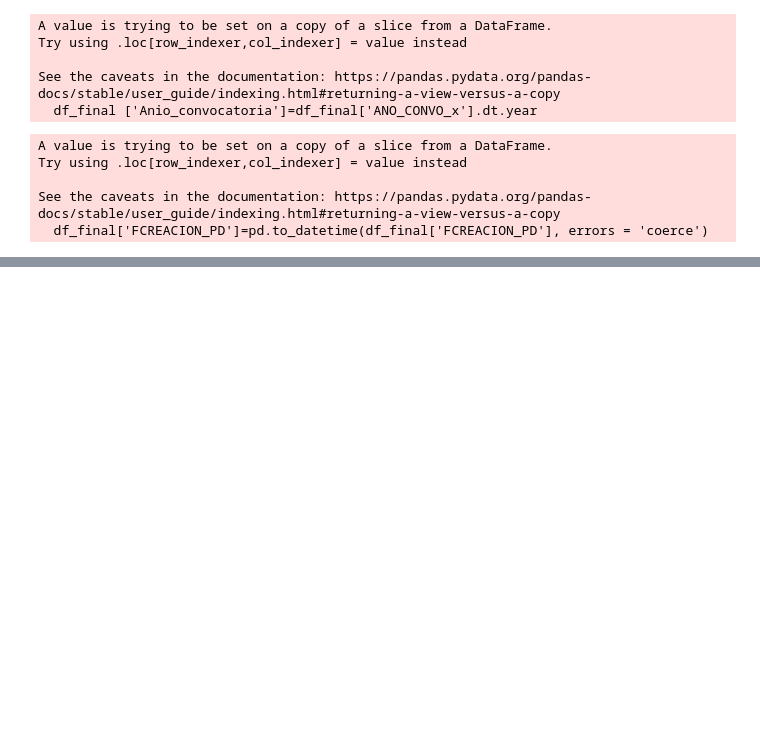
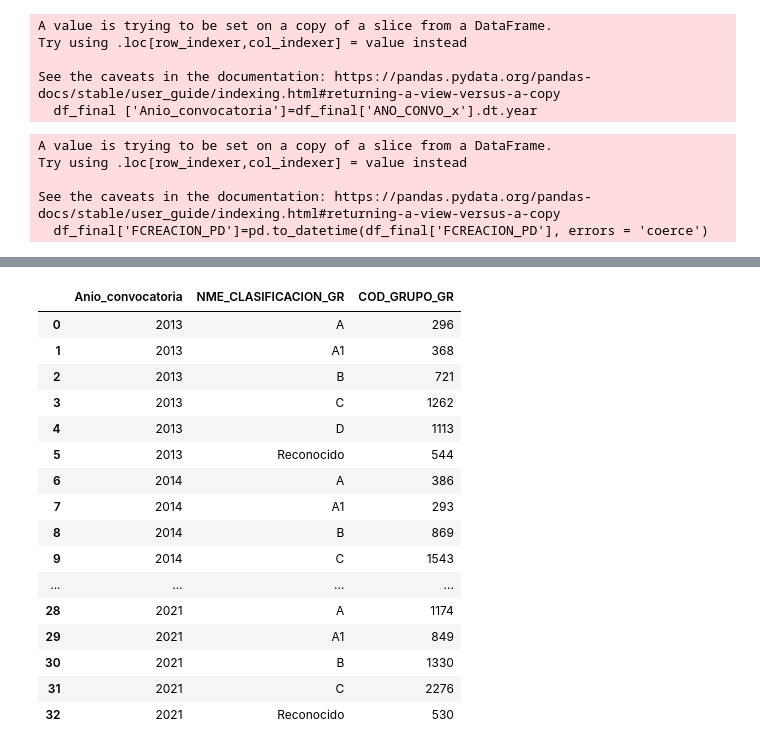
Before and after one commit to jovaceos/analisis_explortorio_datos, a Jupyter notebook: EDA_Trabajo_Final_.ipynb, the cells around one changed output, grey strips where cells are left out. Saved outputs shown, nothing was run; the diff lists cells and outputs as text; code cells hidden in the pictures; blank space fills up the shorter version.

```diff
--- a/EDA_Trabajo_Final_.ipynb
+++ b/EDA_Trabajo_Final_.ipynb
@@ -600,0 +529,21 @@ Dinamica.describe()
+# %%
+clasificacion_grupos=df_final.groupby(['Anio_convocatoria', 'NME_CLASIFICACION_GR'])['COD_GRUPO_GR'].nunique().reset_index()
+clasificacion_grupos
+# %% [output]
+|  | Anio_convocatoria | NME_CLASIFICACION_GR | COD_GRUPO_GR |
+| 0 | 2013 | A | 296 |
+| 1 | 2013 | A1 | 368 |
+| 2 | 2013 | B | 721 |
+| 3 | 2013 | C | 1262 |
+| 4 | 2013 | D | 1113 |
+| 5 | 2013 | Reconocido | 544 |
+| 6 | 2014 | A | 386 |
+| 7 | 2014 | A1 | 293 |
+| 8 | 2014 | B | 869 |
+| 9 | 2014 | C | 1543 |
+| ... | ... | ... | ... |
+| 28 | 2021 | A | 1174 |
+| 29 | 2021 | A1 | 849 |
+| 30 | 2021 | B | 1330 |
+| 31 | 2021 | C | 2276 |
+| 32 | 2021 | Reconocido | 530 |
```
Also changed, not shown: parts of 24 cells of this notebook.
